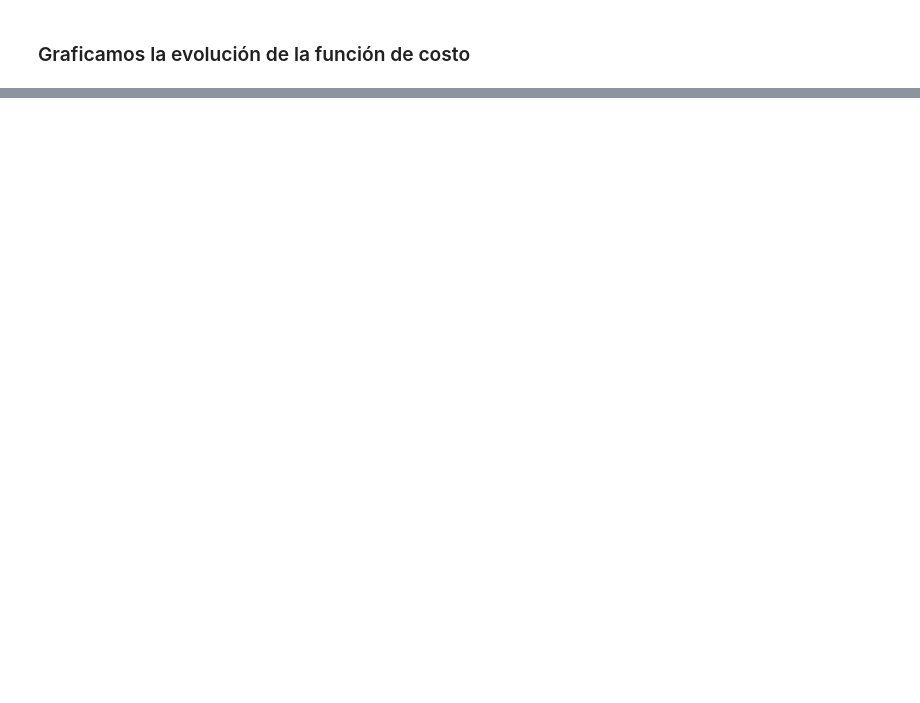
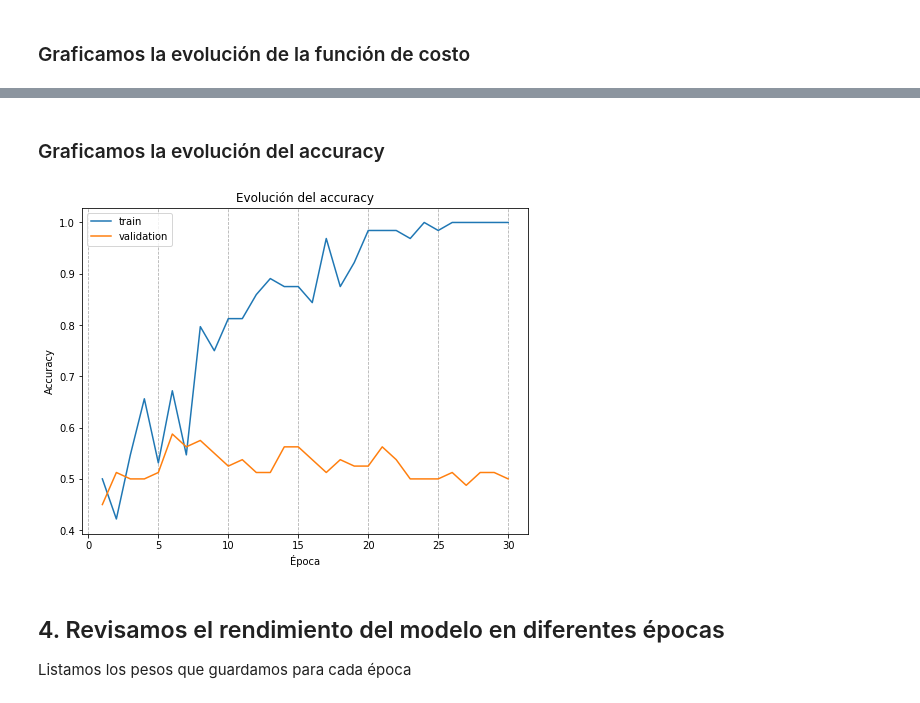
Before and after one commit to rpmunoz/taller_tensorflow_v2, a Jupyter notebook: talleres/dia_2/03 - Clasificacion de imagenes usando red profunda.ipynb, the cells around one changed output, grey strips where cells are left out. Cells and saved outputs as stored; diff of their text form; code cells hidden in the pictures; blank space fills up the shorter version.

```diff
--- a/talleres/dia_2/03 - Clasificacion de imagenes usando red profunda.ipynb
+++ b/talleres/dia_2/03 - Clasificacion de imagenes usando red profunda.ipynb
@@ -161,11 +283,22 @@ for epoch in range(EPOCHS):
+# %% [markdown]
+### Graficamos la evolución del accuracy
 # %%
 fig, ax = plt.subplots(1,1, figsize=(8,6))
 
-ax.plot(batch_loss_list, label="train")
-ax.plot(val_loss_list, label="validation")
+x=np.arange(EPOCHS)+1
+ax.plot(x, train_acc_epoch_list, label="train")
+ax.plot(x, val_acc_epoch_list, label="validation")
 
-plt.xlabel("iteración")
-plt.ylabel("Función de costo - train")
+plt.xlabel("Época")
+plt.ylabel("Accuracy")
 plt.legend()
+ax.grid(which='major', axis='x', linestyle='--')
 
-plt.title("Tain dataset")
+plt.title("Evolución del accuracy")
+fig.savefig('results/accuracy_cats_and_dogs.png')
+# %% [output]
+[figure, added]
+# %% [markdown]
+## 4. Revisamos el rendimiento del modelo en diferentes épocas
+
+Listamos los pesos que guardamos para cada época
```
Also changed, not shown: parts of 39 cells of this notebook, 1 other file.
